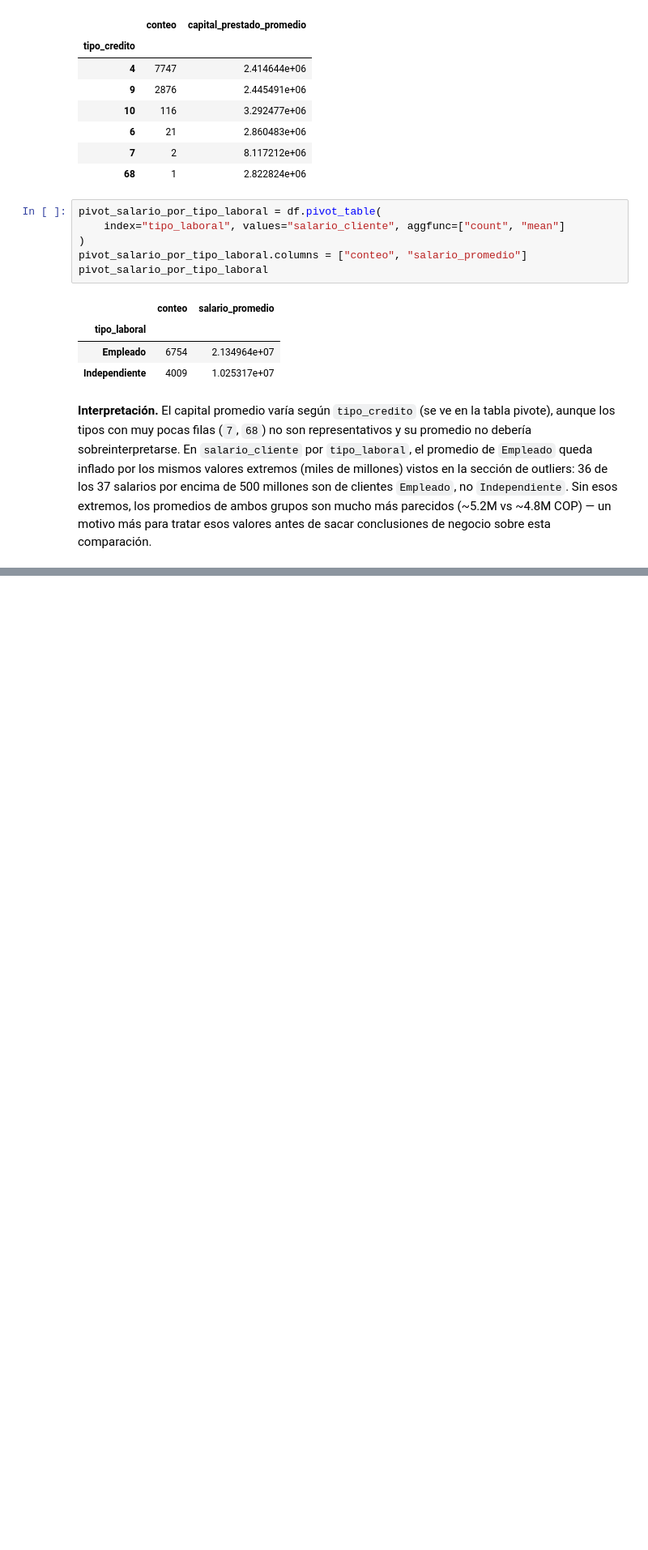
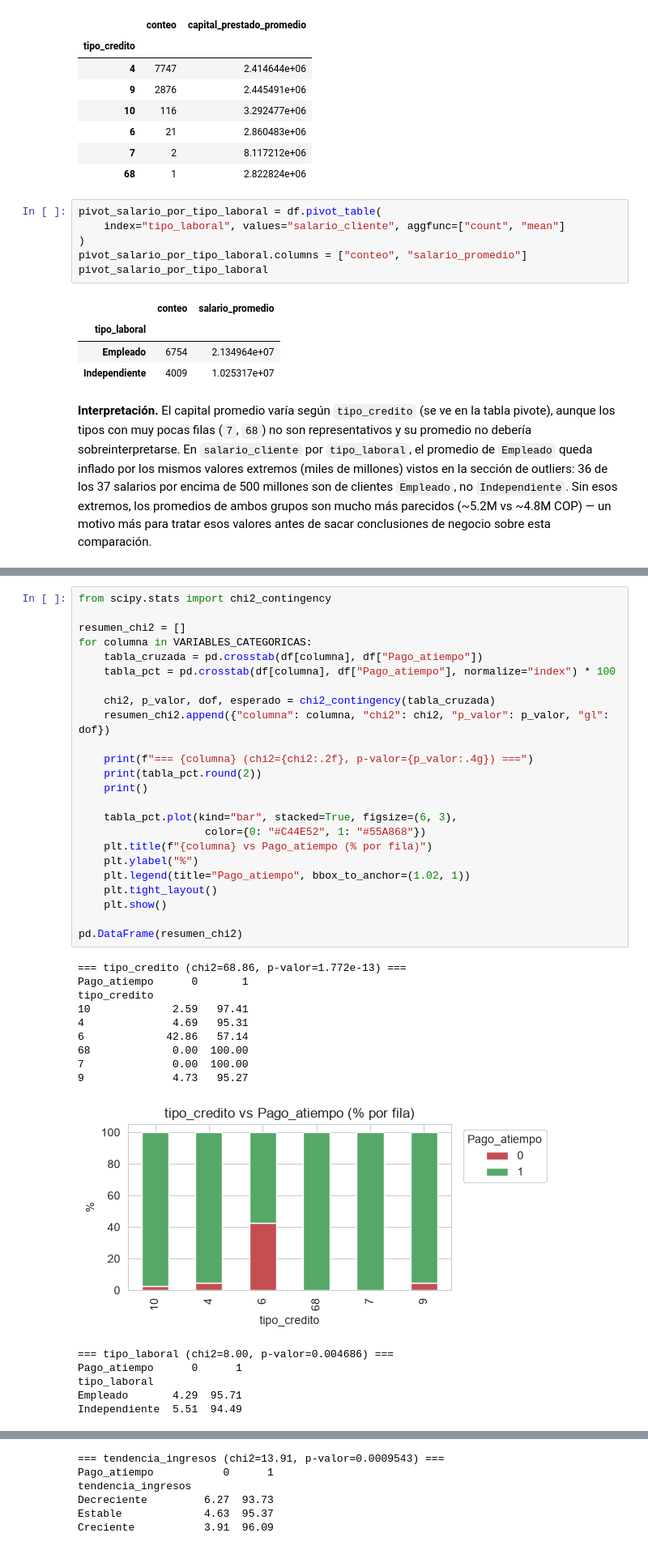
Before and after one commit to Juanmarossi/proyecto-final-riesgo-crediticio, a Jupyter notebook: notebooks/comprension_eda.ipynb, the cells around one changed output, grey strips where cells are left out. Shown at 81% size. Saved outputs shown, nothing was run; the diff lists cells and outputs as text; blank space fills up the shorter version.

```diff
--- a/notebooks/comprension_eda.ipynb
+++ b/notebooks/comprension_eda.ipynb
@@ -835,0 +918,40 @@ pivot_salario_por_tipo_laboral
+# %%
+from scipy.stats import chi2_contingency
+
+resumen_chi2 = []
+for columna in VARIABLES_CATEGORICAS:
+    tabla_cruzada = pd.crosstab(df[columna], df["Pago_atiempo"])
+    tabla_pct = pd.crosstab(df[columna], df["Pago_atiempo"], normalize="index") * 100
+
+    chi2, p_valor, dof, esperado = chi2_contingency(tabla_cruzada)
+    resumen_chi2.append({"columna": columna, "chi2": chi2, "p_valor": p_valor, "gl": dof})
+
+    print(f"=== {columna} (chi2={chi2:.2f}, p-valor={p_valor:.4g}) ===")
+    print(tabla_pct.round(2))
+    print()
+
+    tabla_pct.plot(kind="bar", stacked=True, figsize=(6, 3),
+                    color={0: "#C44E52", 1: "#55A868"})
+    plt.title(f"{columna} vs Pago_atiempo (% por fila)")
+    plt.ylabel("%")
+    plt.legend(title="Pago_atiempo", bbox_to_anchor=(1.02, 1))
+    plt.tight_layout()
+    plt.show()
+
+pd.DataFrame(resumen_chi2)
+# %% [output]
+=== tipo_credito (chi2=68.86, p-valor=1.772e-13) ===
+Pago_atiempo      0       1
+tipo_credito
+10             2.59   97.41
+4              4.69   95.31
+6             42.86   57.14
+68             0.00  100.00
+7              0.00  100.00
+9              4.73   95.27
+[figure, added]
+=== tipo_laboral (chi2=8.00, p-valor=0.004686) ===
+Pago_atiempo      0      1
+tipo_laboral
+Empleado       4.29  95.71
+Independiente  5.51  94.49
@@ -835,0 +959,6 @@ pivot_salario_por_tipo_laboral
+=== tendencia_ingresos (chi2=13.91, p-valor=0.0009543) ===
+Pago_atiempo           0      1
+tendencia_ingresos
+Decreciente         6.27  93.73
+Estable             4.63  95.37
+Creciente           3.91  96.09
```
Also changed, not shown: parts of 33 cells of this notebook.
